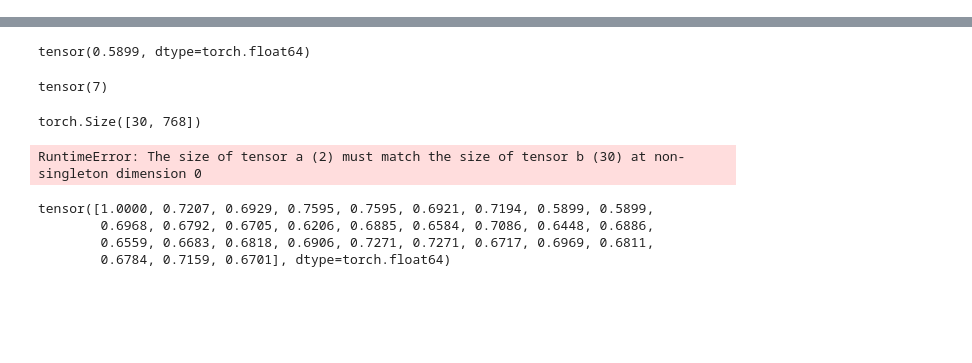
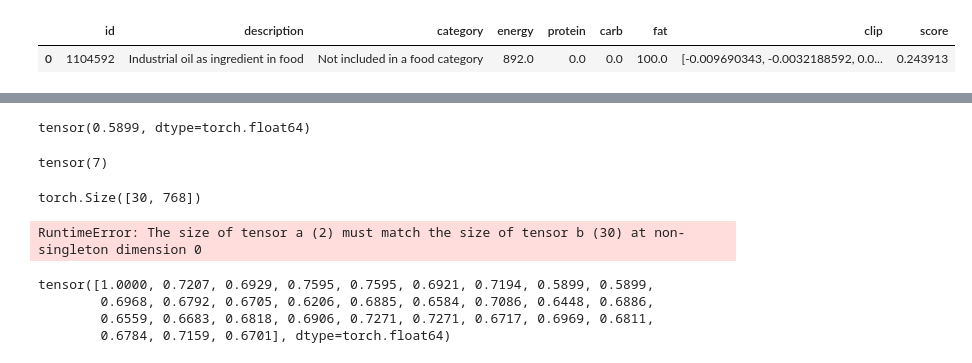
Before and after one commit to DmitriyG228/food, a Jupyter notebook: 01_multiple_foods.ipynb, the cells around one changed output, grey strips where cells are left out. Drawn from its saved outputs; the diff is of its cells as text; code cells hidden in the pictures; blank space fills up the shorter version.

```diff
--- a/01_multiple_foods.ipynb
+++ b/01_multiple_foods.ipynb
@@ -27,6 +35,13 @@ def search_image(url=None,head = 1):
     df = df.sort_values('score',ascending=False)
 
     return df.reset_index()
+# %%
+url = 'https://d18mqtxkrsjgmh.cloudfront.net/public/2021-03/Eating%20More%20Ultraprocessed%20%E2%80%98Junk%E2%80%99%20Food%20Linked%20to%20Higher%20CVD%20Risk.jpeg'
+# %%
+search_image(url)
+# %% [output]
+|  | id | description | category | energy | protein | carb | fat | clip | score |
+| 0 | 1104592 | Industrial oil as ingredient in food | Not included in a food category | 892.0 | 0.0 | 0.0 | 100.0 | [-0.009690343, -0.0032188592, 0.0... | 0.243913 |
 # %%
 import numpy as np
 import torch
```
Also changed, not shown: parts of 14 cells of this notebook.
